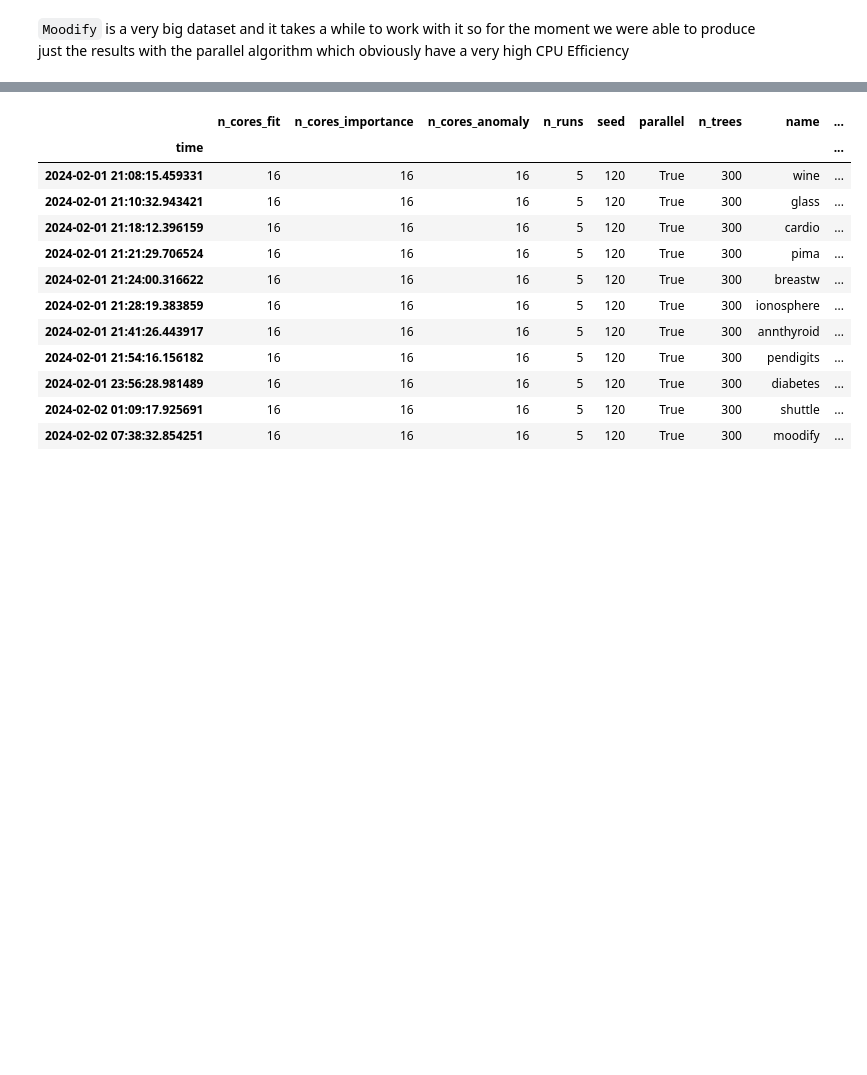
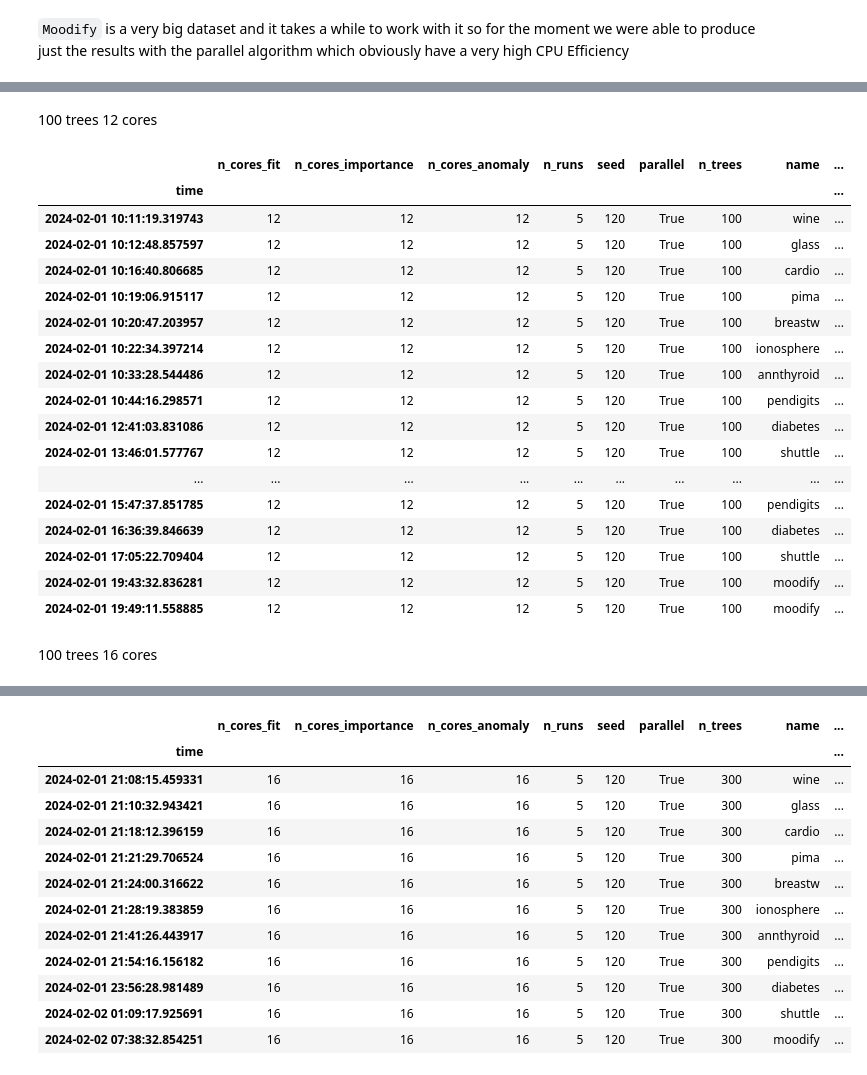
Before and after one commit to francesco-borsatti-unipd/ExIFFI, a Jupyter notebook: notebooks/Test_Parallel.ipynb, the cells around one changed output, grey strips where cells are left out. Saved outputs shown, nothing was run; the diff lists cells and outputs as text; code cells hidden in the pictures; blank space fills up the shorter version.

```diff
--- a/notebooks/Test_Parallel.ipynb
+++ b/notebooks/Test_Parallel.ipynb
@@ -939,0 +956,25 @@ display_stats(stats.groupby(['n_cores_fit']).get_group((8)))
+# %% [markdown]
+100 trees 12 cores
+# %%
+display_stats(stats.groupby(['n_cores_fit','n_trees']).get_group((12,100)))
+# %% [output]
+|  | n_cores_fit | n_cores_importance | n_cores_anomaly | n_runs | seed | parallel | n_trees | name | ... |
+| time |  |  |  |  |  |  |  |  | ... |
+| 2024-02-01 10:11:19.319743 | 12 | 12 | 12 | 5 | 120 | True | 100 | wine | ... |
+| 2024-02-01 10:12:48.857597 | 12 | 12 | 12 | 5 | 120 | True | 100 | glass | ... |
+| 2024-02-01 10:16:40.806685 | 12 | 12 | 12 | 5 | 120 | True | 100 | cardio | ... |
+| 2024-02-01 10:19:06.915117 | 12 | 12 | 12 | 5 | 120 | True | 100 | pima | ... |
+| 2024-02-01 10:20:47.203957 | 12 | 12 | 12 | 5 | 120 | True | 100 | breastw | ... |
+| 2024-02-01 10:22:34.397214 | 12 | 12 | 12 | 5 | 120 | True | 100 | ionosphere | ... |
+| 2024-02-01 10:33:28.544486 | 12 | 12 | 12 | 5 | 120 | True | 100 | annthyroid | ... |
+| 2024-02-01 10:44:16.298571 | 12 | 12 | 12 | 5 | 120 | True | 100 | pendigits | ... |
+| 2024-02-01 12:41:03.831086 | 12 | 12 | 12 | 5 | 120 | True | 100 | diabetes | ... |
+| 2024-02-01 13:46:01.577767 | 12 | 12 | 12 | 5 | 120 | True | 100 | shuttle | ... |
+| ... | ... | ... | ... | ... | ... | ... | ... | ... | ... |
+| 2024-02-01 15:47:37.851785 | 12 | 12 | 12 | 5 | 120 | True | 100 | pendigits | ... |
+| 2024-02-01 16:36:39.846639 | 12 | 12 | 12 | 5 | 120 | True | 100 | diabetes | ... |
+| 2024-02-01 17:05:22.709404 | 12 | 12 | 12 | 5 | 120 | True | 100 | shuttle | ... |
+| 2024-02-01 19:43:32.836281 | 12 | 12 | 12 | 5 | 120 | True | 100 | moodify | ... |
+| 2024-02-01 19:49:11.558885 | 12 | 12 | 12 | 5 | 120 | True | 100 | moodify | ... |
+# %% [markdown]
+100 trees 16 cores
```
Also changed, not shown: parts of 32 cells of this notebook.
